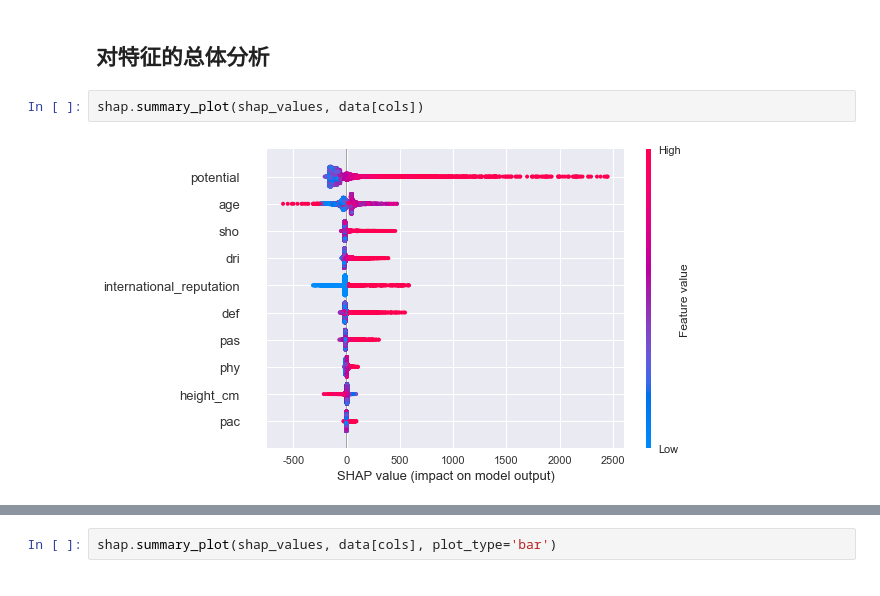
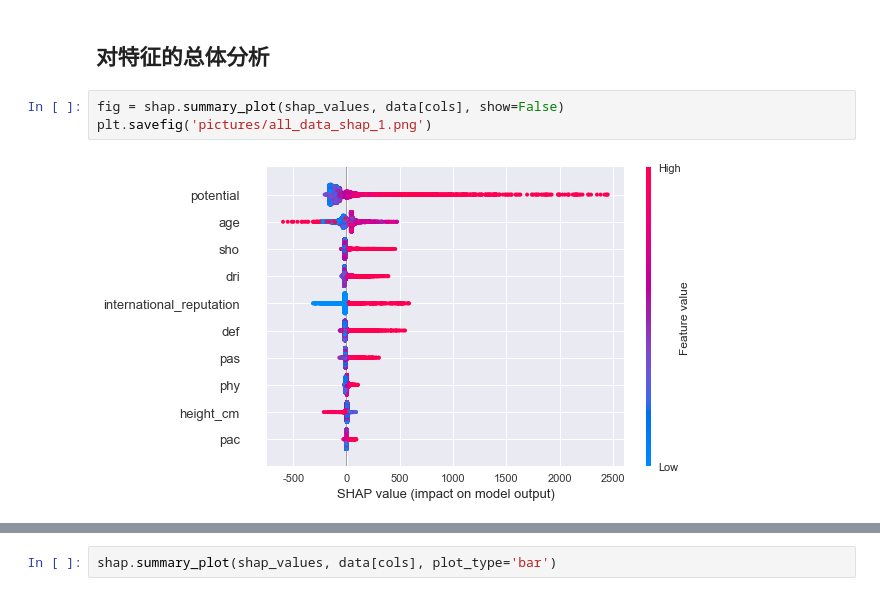
Before and after one commit to Hcyand/SHAP, a Jupyter notebook: SHAP.ipynb, the cells around one changed output, grey strips where cells are left out. Saved outputs shown, nothing was run; the diff lists cells and outputs as text.

```diff
--- a/SHAP.ipynb
+++ b/SHAP.ipynb
@@ -119,9 +122,10 @@ shap.force_plot(explainer.expected_value, shap_values[j], data[cols].iloc[j])
 <shap.plots._force.AdditiveForceVisualizer at 0x...>
 # %% [markdown]
 ## 对特征的总体分析
-# %%
-shap.summary_plot(shap_values, data[cols])
-# %% [output]
-[figure, removed]
+# %%
+fig = shap.summary_plot(shap_values, data[cols], show=False)
+plt.savefig('pictures/all_data_shap_1.png')
+# %% [output]
+[figure, added]
 # %%
 # 去除相互值
```
Also changed, not shown: parts of 12 cells of this notebook.
